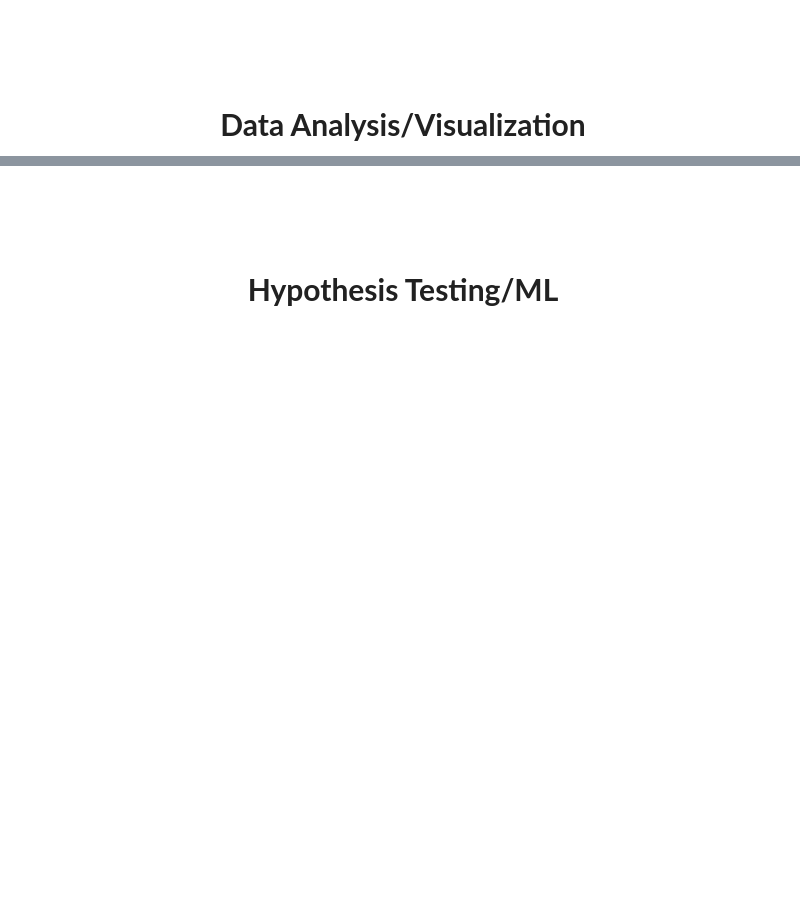
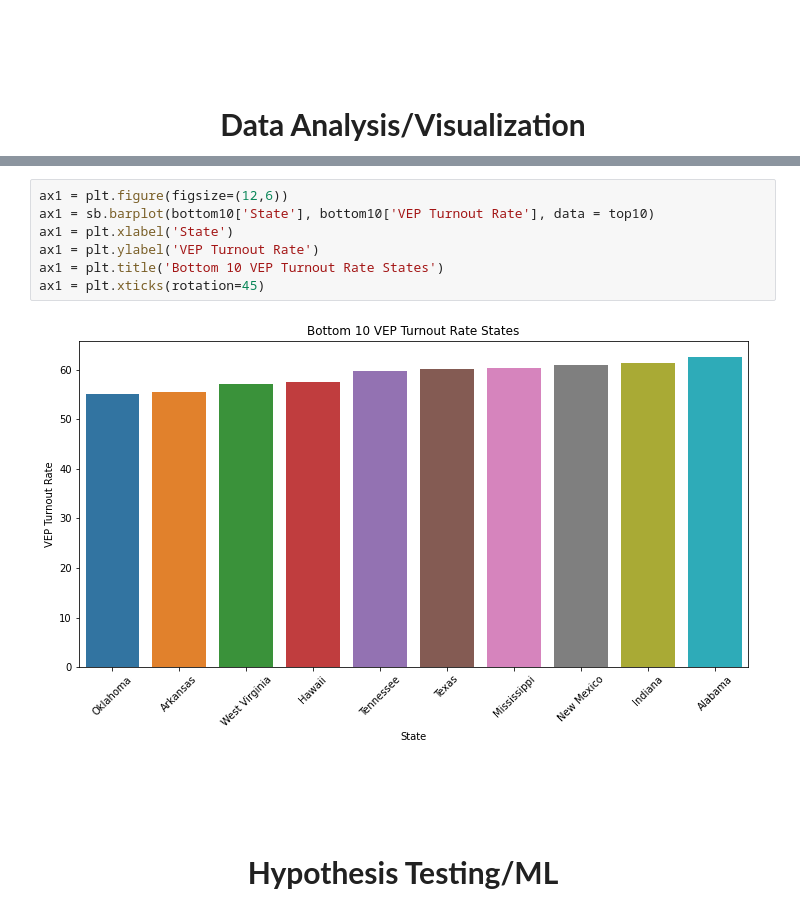
Before and after one commit to Nnaga1/COVID19-and-the-2020-election, a Jupyter notebook: final_tut.ipynb, the cells around one changed output, grey strips where cells are left out. Drawn from its saved outputs; the diff is of its cells as text; blank space fills up the shorter version.

```diff
--- a/final_tut.ipynb
+++ b/final_tut.ipynb
@@ -134,3 +147,12 @@ final_data.head()
+# %%
+ax1 = plt.figure(figsize=(12,6))
+ax1 = sb.barplot(bottom10['State'], bottom10['VEP Turnout Rate'], data = top10)
+ax1 = plt.xlabel('State')
+ax1 = plt.ylabel('VEP Turnout Rate')
+ax1 = plt.title('Bottom 10 VEP Turnout Rate States')
+ax1 = plt.xticks(rotation=45)
+# %% [output]
+[figure, added]
 # %% [markdown]
 <br><br><br><br>
 <center><div style="font-size: 30px"> <b>Hypothesis Testing/ML</b> </center>
```
Also changed, not shown: parts of 2 cells of this notebook.
